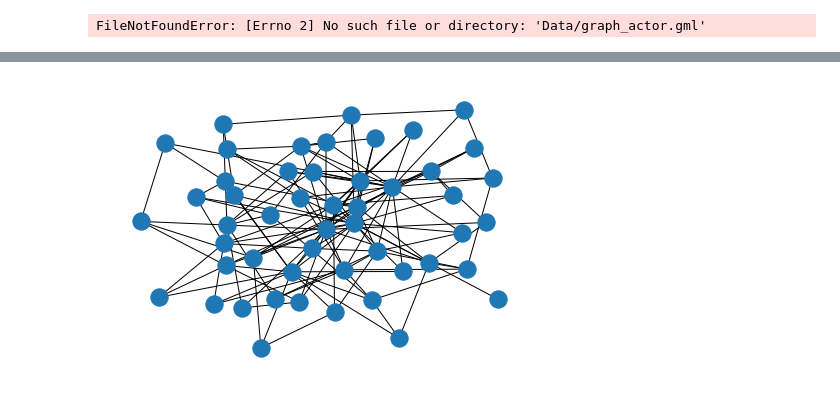
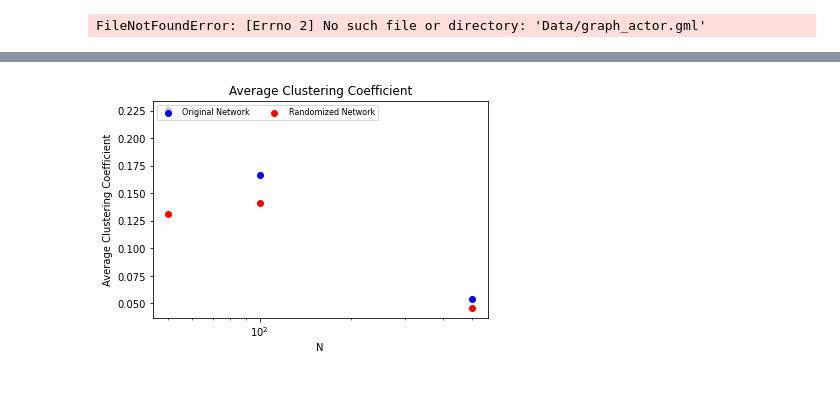
Before and after one commit to JunTu-XD/NetSci, a Jupyter notebook: assignment_5/assignment_5_Jun Tu_Guanda Zhao.ipynb, the cells around one changed output, grey strips where cells are left out. Cells and saved outputs as stored; diff of their text form; code cells hidden in the pictures.

```diff
--- a/assignment_5/assignment_5_Jun Tu_Guanda Zhao.ipynb
+++ b/assignment_5/assignment_5_Jun Tu_Guanda Zhao.ipynb
@@ -38,12 +39,93 @@ def print_properties(G, G_rnd, N):
 
 m = 3
 N = [50, 100, 500]
+list_avg_cluster_coefficient = []
+list_rnd_avg_cluster_coefficient = []
+list_assortativity = []
+list_rnd_assortativity = []
+list_avg_shortest_path = []
+list_rnd_avg_shortest_path = []
+list_diameter = []
+list_rnd_diameter = []
+
 for i in range(0, len(N)):
-    plt.figure(i*2)
     G = nx.barabasi_albert_graph(N[i], m)
-    nx.draw(G)
-    plt.figure(i*2+1)
     G_rnd = nx.algorithms.smallworld.random_reference(G)
-    nx.draw(G_rnd)
-    print_properties(G, G_rnd, N[i])
+
+    avg_cluster_coefficient = nx.average_clustering(G)
+    avg_cluster_coefficient_rnd = nx.average_clustering(G_rnd)
+    list_avg_cluster_coefficient.append(avg_cluster_coefficient)
+    list_rnd_avg_cluster_coefficient.append(avg_cluster_coefficient_rnd)
+    print("Average assortativity coefficient for N =", N[i] ,"is: " + str(round(avg_cluster_coefficient, 4)))
+    print("Average assortativity coefficient for randomized network of N =", N[i] ,"is: "+ str(round(avg_cluster_coefficient_rnd, 4)))
+
+    assortativity = nx.degree_assortativity_coefficient(G)
+    assortativity_rnd = nx.degree_assortativity_coefficient(G_rnd)
+    list_assortativity.append(assortativity)
+    list_rnd_assortativity.append(assortativity_rnd)
+    print("Assortativity for N =", N[i] ,"is: " + str(round(assortativity, 4)))
+    print("Assortativity for randomized network of N =", N[i] ,"is: "+ str(round(assortativity_rnd, 4)))
+
+    avg_shortest_path = nx.average_shortest_path_length(G)
+    avg_shortest_path_rnd = nx.average_shortest_path_length(G_rnd)
+    list_avg_shortest_path.append(avg_shortest_path)
+    list_rnd_avg_shortest_path.append(avg_shortest_path_rnd)
+    print("Average shortest path for N =", N[i] ,"is: " + str(round(avg_shortest_path, 4)))
+    print("Average shortest path for randomized network of N =", N[i] ,"is: "+ str(round(avg_shortest_path_rnd, 4)))
+
+    diameter = nx.diameter(G)
+    diameter_rnd = nx.diameter(G_rnd)
+    list_diameter.append(diameter)
+    list_rnd_diameter.append(diameter_rnd)
+    print("Diameter for N =", N[i] ,"is: " + str(diameter))
+    print("Diameter for randomized network of N =", N[i] ,"is: "+ str(diameter_rnd))
+    print("\n")
+
+plt.figure(1)
+plt.title("Average Clustering Coefficient")
+plt.xscale("log")
+plt.xlabel("N")
+plt.ylabel("Average Clustering Coefficient")
+original = plt.scatter(N, list_avg_cluster_coefficient, color = 'blue')
+rnd = plt.scatter(N, list_rnd_avg_cluster_coefficient, color = 'red')
+plt.legend((original, rnd),
+           ('Original Network', 'Randomized Network'),loc='lower right',
+           ncol=1,
+           fontsize=8)
+
+plt.figure(2)
+plt.title("Assortativity")
+plt.xscale("log")
+plt.xlabel("N")
+plt.ylabel("Assortativity")
+plt.scatter(N, list_assortativity, color = 'blue')
+plt.scatter(N, list_rnd_assortativity, color = 'red')
+plt.legend((original, rnd),
+           ('Original Network', 'Randomized Network'),loc='lower right',
+           ncol=1,
+           fontsize=8)
+
+plt.figure(3)
+plt.title("Average shortest path")
+plt.xscale("log")
+plt.xlabel("N")
+plt.ylabel("Average shortest path")
+plt.scatter(N, list_avg_shortest_path, color = 'blue')
+plt.scatter(N, list_rnd_avg_shortest_path, color = 'red')
+plt.legend((original, rnd),
+           ('Original Network', 'Randomized Network'),loc='lower right',
+           ncol=1,
+           fontsize=8)
+
+plt.figure(4)
+plt.title("Diameter")
+plt.xscale("log")
+plt.xlabel("N")
+plt.ylabel("Diameter")
+plt.scatter(N, list_diameter, color = 'blue')
+plt.scatter(N, list_rnd_diameter, color = 'red')
+plt.legend((original, rnd),
+           ('Original Network', 'Randomized Network'),loc='lower right',
+           ncol=1,
+           fontsize=8)
 # %% [output]
@@ -67 +150 @@ Diameter for randomized network of N = 500 is: 6
-[figure, old version]
+[figure, new version]
```
Also changed, not shown: parts of 2 cells of this notebook.
